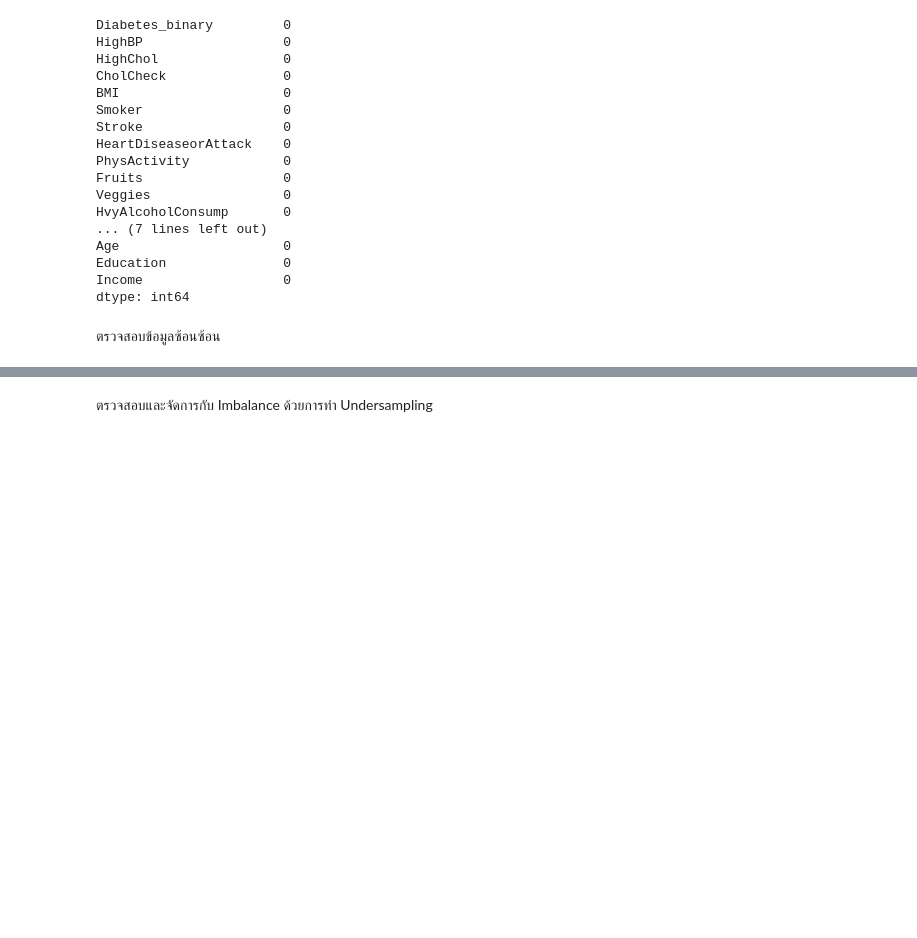
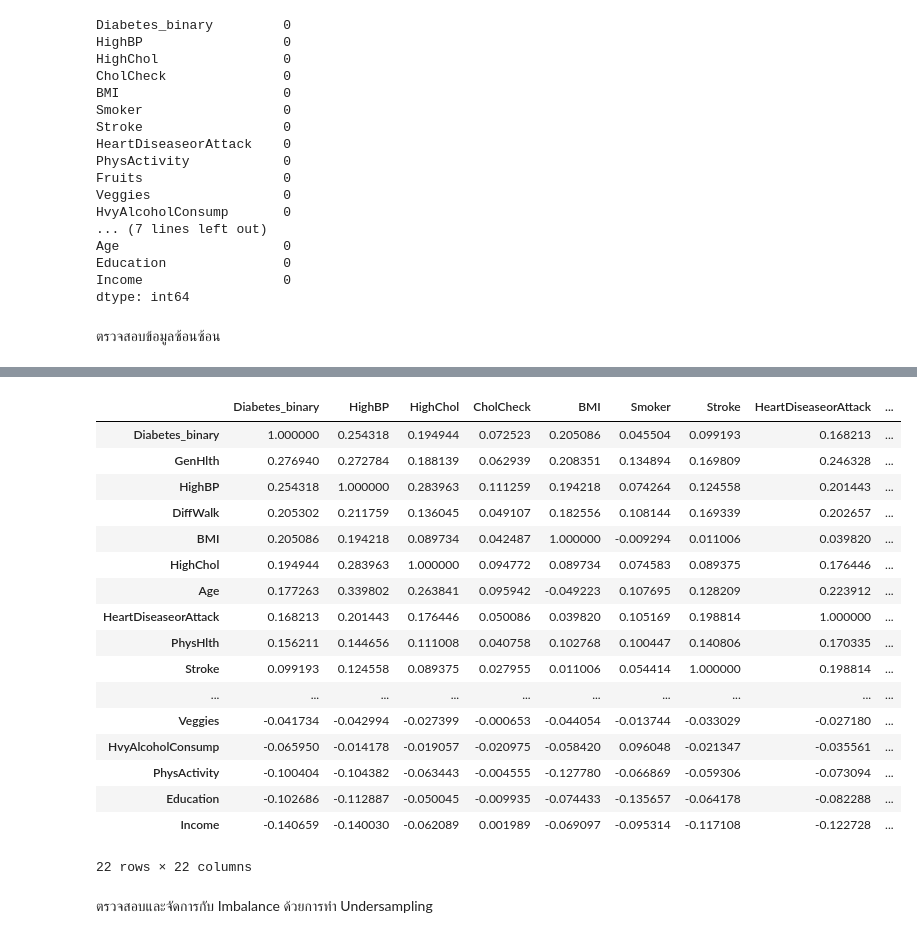
Before and after one commit to thg1rb/MLS-model-deploy, a Jupyter notebook: diabetes.ipynb, the cells around one changed output, grey strips where cells are left out. Saved outputs shown, nothing was run; the diff lists cells and outputs as text; code cells hidden in the pictures; blank space fills up the shorter version.

```diff
--- a/diabetes.ipynb
+++ b/diabetes.ipynb
@@ -73 +52,22 @@ features ที่นำมาใช้นั้นผ่านกระบว
+# %%
+diabetes.corr().sort_values(by=["Diabetes_binary"], ascending=False)
+# %% [output]
+|  | Diabetes_binary | HighBP | HighChol | CholCheck | BMI | Smoker | Stroke | HeartDiseaseorAttack | ... |
+| Diabetes_binary | 1.000000 | 0.254318 | 0.194944 | 0.072523 | 0.205086 | 0.045504 | 0.099193 | 0.168213 | ... |
+| GenHlth | 0.276940 | 0.272784 | 0.188139 | 0.062939 | 0.208351 | 0.134894 | 0.169809 | 0.246328 | ... |
+| HighBP | 0.254318 | 1.000000 | 0.283963 | 0.111259 | 0.194218 | 0.074264 | 0.124558 | 0.201443 | ... |
+| DiffWalk | 0.205302 | 0.211759 | 0.136045 | 0.049107 | 0.182556 | 0.108144 | 0.169339 | 0.202657 | ... |
+| BMI | 0.205086 | 0.194218 | 0.089734 | 0.042487 | 1.000000 | -0.009294 | 0.011006 | 0.039820 | ... |
+| HighChol | 0.194944 | 0.283963 | 1.000000 | 0.094772 | 0.089734 | 0.074583 | 0.089375 | 0.176446 | ... |
+| Age | 0.177263 | 0.339802 | 0.263841 | 0.095942 | -0.049223 | 0.107695 | 0.128209 | 0.223912 | ... |
+| HeartDiseaseorAttack | 0.168213 | 0.201443 | 0.176446 | 0.050086 | 0.039820 | 0.105169 | 0.198814 | 1.000000 | ... |
+| PhysHlth | 0.156211 | 0.144656 | 0.111008 | 0.040758 | 0.102768 | 0.100447 | 0.140806 | 0.170335 | ... |
+| Stroke | 0.099193 | 0.124558 | 0.089375 | 0.027955 | 0.011006 | 0.054414 | 1.000000 | 0.198814 | ... |
+| ... | ... | ... | ... | ... | ... | ... | ... | ... | ... |
+| Veggies | -0.041734 | -0.042994 | -0.027399 | -0.000653 | -0.044054 | -0.013744 | -0.033029 | -0.027180 | ... |
+| HvyAlcoholConsump | -0.065950 | -0.014178 | -0.019057 | -0.020975 | -0.058420 | 0.096048 | -0.021347 | -0.035561 | ... |
+| PhysActivity | -0.100404 | -0.104382 | -0.063443 | -0.004555 | -0.127780 | -0.066869 | -0.059306 | -0.073094 | ... |
+| Education | -0.102686 | -0.112887 | -0.050045 | -0.009935 | -0.074433 | -0.135657 | -0.064178 | -0.082288 | ... |
+| Income | -0.140659 | -0.140030 | -0.062089 | 0.001989 | -0.069097 | -0.095314 | -0.117108 | -0.122728 | ... |
+22 rows × 22 columns
 # %%
```
Also changed, not shown: parts of 14 cells of this notebook, 3 other files.
